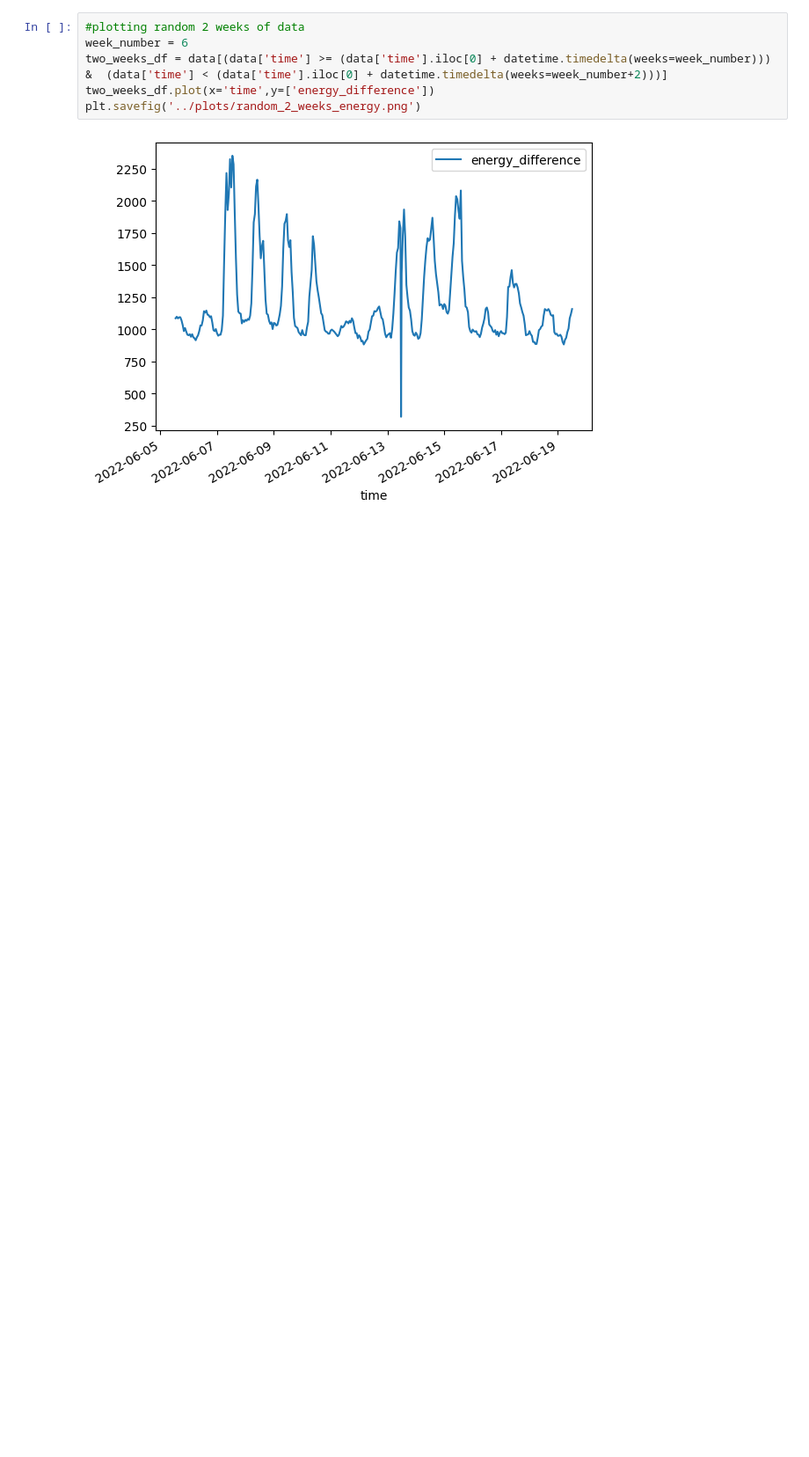
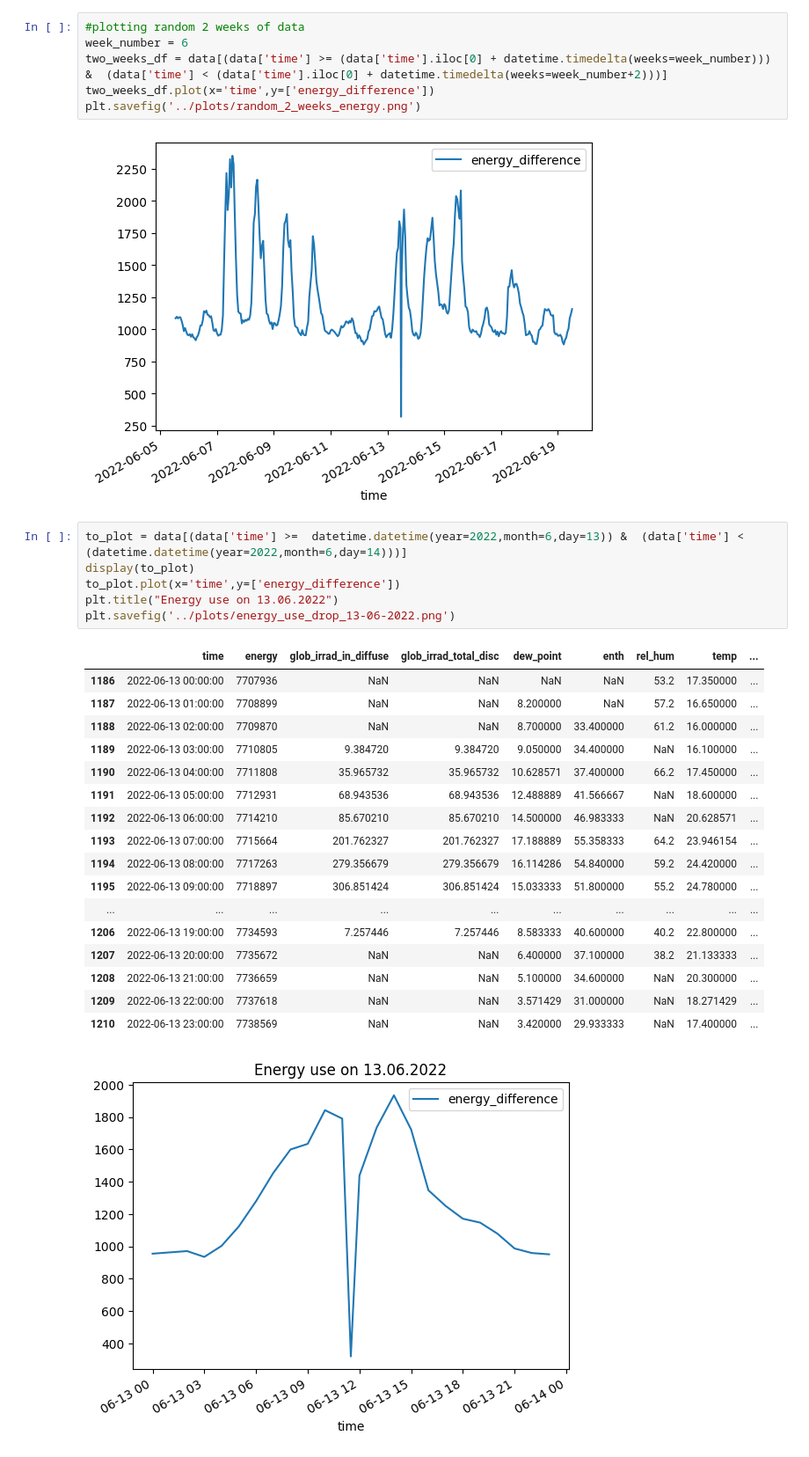
Before and after one commit to tug-cps/InffeldEnergy, a Jupyter notebook: notebooks/analysis.ipynb, the cells around one changed output. Shown: that part at 88% size. Saved outputs shown, nothing was run; the diff lists cells and outputs as text; blank space fills up the shorter version.

Commit message:
added more plots

```diff
--- a/notebooks/analysis.ipynb
+++ b/notebooks/analysis.ipynb
@@ -41,3 +37,28 @@ two_weeks_df.plot(x='time',y=['energy_difference'])
 plt.savefig('../plots/random_2_weeks_energy.png')
 # %% [output]
 [figure]
+# %%
+to_plot = data[(data['time'] >=  datetime.datetime(year=2022,month=6,day=13)) &  (data['time'] < (datetime.datetime(year=2022,month=6,day=14)))]
+display(to_plot)
+to_plot.plot(x='time',y=['energy_difference'])
+plt.title("Energy use on 13.06.2022")
+plt.savefig('../plots/energy_use_drop_13-06-2022.png')
+# %% [output]
+|  | time | energy | glob_irrad_in_diffuse | glob_irrad_total_disc | dew_point | enth | rel_hum | temp | ... |
+| 1186 | 2022-06-13 00:00:00 | 7707936 | NaN | NaN | NaN | NaN | 53.2 | 17.350000 | ... |
+| 1187 | 2022-06-13 01:00:00 | 7708899 | NaN | NaN | 8.200000 | NaN | 57.2 | 16.650000 | ... |
+| 1188 | 2022-06-13 02:00:00 | 7709870 | NaN | NaN | 8.700000 | 33.400000 | 61.2 | 16.000000 | ... |
+| 1189 | 2022-06-13 03:00:00 | 7710805 | 9.384720 | 9.384720 | 9.050000 | 34.400000 | NaN | 16.100000 | ... |
+| 1190 | 2022-06-13 04:00:00 | 7711808 | 35.965732 | 35.965732 | 10.628571 | 37.400000 | 66.2 | 17.450000 | ... |
+| 1191 | 2022-06-13 05:00:00 | 7712931 | 68.943536 | 68.943536 | 12.488889 | 41.566667 | NaN | 18.600000 | ... |
+| 1192 | 2022-06-13 06:00:00 | 7714210 | 85.670210 | 85.670210 | 14.500000 | 46.983333 | NaN | 20.628571 | ... |
+| 1193 | 2022-06-13 07:00:00 | 7715664 | 201.762327 | 201.762327 | 17.188889 | 55.358333 | 64.2 | 23.946154 | ... |
+| 1194 | 2022-06-13 08:00:00 | 7717263 | 279.356679 | 279.356679 | 16.114286 | 54.840000 | 59.2 | 24.420000 | ... |
+| 1195 | 2022-06-13 09:00:00 | 7718897 | 306.851424 | 306.851424 | 15.033333 | 51.800000 | 55.2 | 24.780000 | ... |
+| ... | ... | ... | ... | ... | ... | ... | ... | ... | ... |
+| 1206 | 2022-06-13 19:00:00 | 7734593 | 7.257446 | 7.257446 | 8.583333 | 40.600000 | 40.2 | 22.800000 | ... |
+| 1207 | 2022-06-13 20:00:00 | 7735672 | NaN | NaN | 6.400000 | 37.100000 | 38.2 | 21.133333 | ... |
+| 1208 | 2022-06-13 21:00:00 | 7736659 | NaN | NaN | 5.100000 | 34.600000 | NaN | 20.300000 | ... |
+| 1209 | 2022-06-13 22:00:00 | 7737618 | NaN | NaN | 3.571429 | 31.000000 | NaN | 18.271429 | ... |
+| 1210 | 2022-06-13 23:00:00 | 7738569 | NaN | NaN | 3.420000 | 29.933333 | NaN | 17.400000 | ... |
+[figure, added]
```
Also changed, not shown: parts of 1 cell of this notebook, 12 other files.
